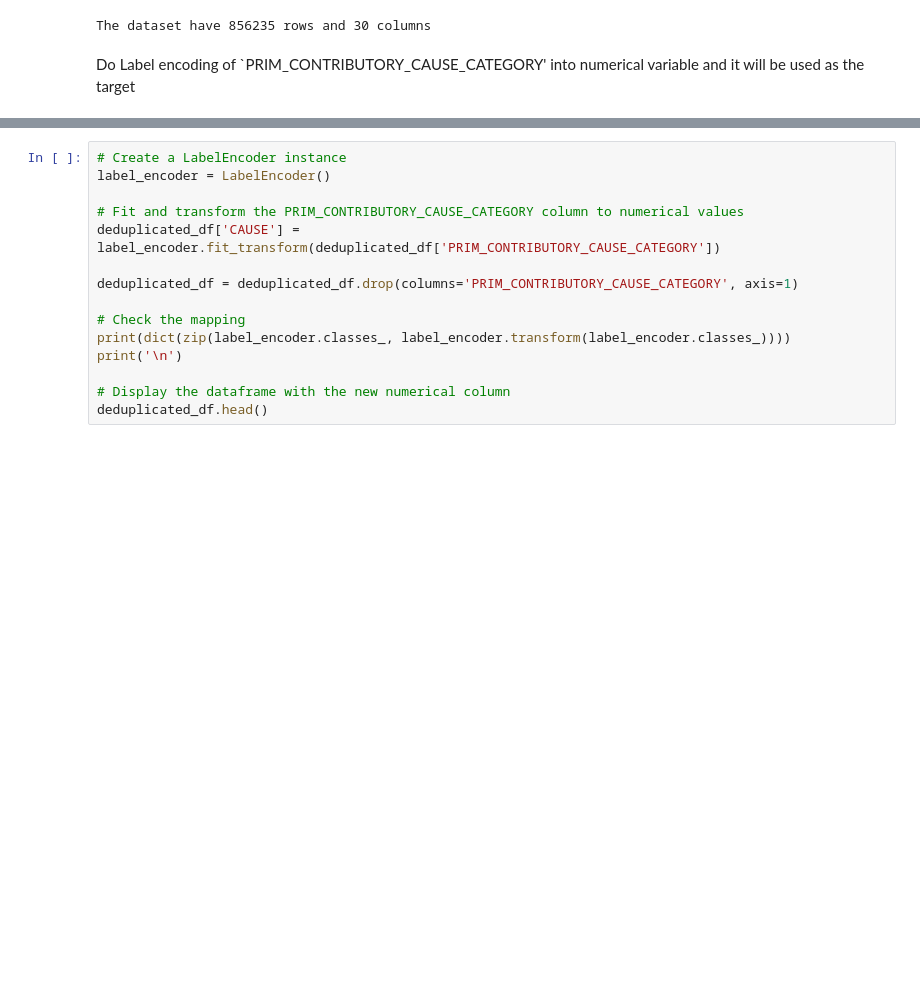
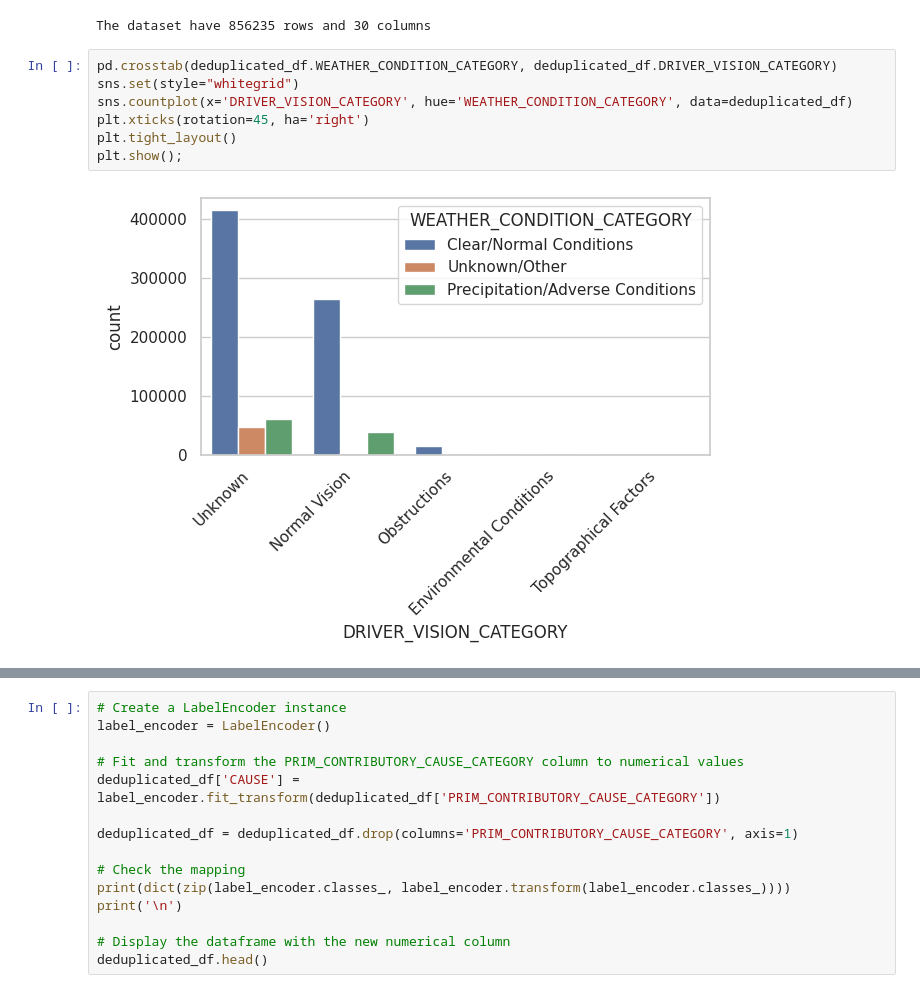
Before and after one commit to joakimTI/GROUP-5-PROJECT, a Jupyter notebook: index.ipynb, the cells around one changed output, grey strips where cells are left out. Cells and saved outputs as stored; diff of their text form; blank space fills up the shorter version.

```diff
--- a/index.ipynb
+++ b/index.ipynb
@@ -1810,5 +1802,12 @@ deduplicated_df = deduplicated_df.dropna()
 print(f'The dataset have {deduplicated_df.shape[0]} rows and {deduplicated_df.shape[1]} columns')
 # %% [output]
 The dataset have 856235 rows and 30 columns
-# %% [markdown]
-Do Label encoding of `PRIM_CONTRIBUTORY_CAUSE_CATEGORY' into numerical variable and it will be used as the target
+# %%
+pd.crosstab(deduplicated_df.WEATHER_CONDITION_CATEGORY, deduplicated_df.DRIVER_VISION_CATEGORY)
+sns.set(style="whitegrid")
+sns.countplot(x='DRIVER_VISION_CATEGORY', hue='WEATHER_CONDITION_CATEGORY', data=deduplicated_df)
+plt.xticks(rotation=45, ha='right')
+plt.tight_layout()
+plt.show();
+# %% [output]
+[figure, added]
```
Also changed, not shown: parts of 8 cells of this notebook.
